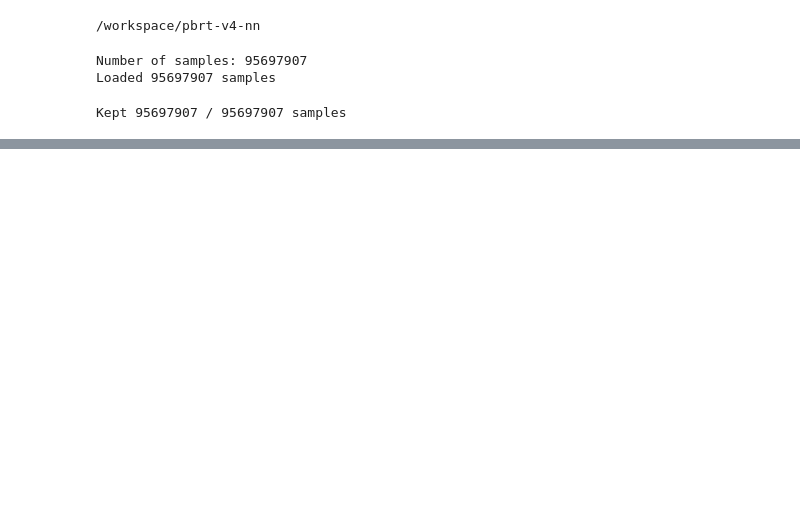
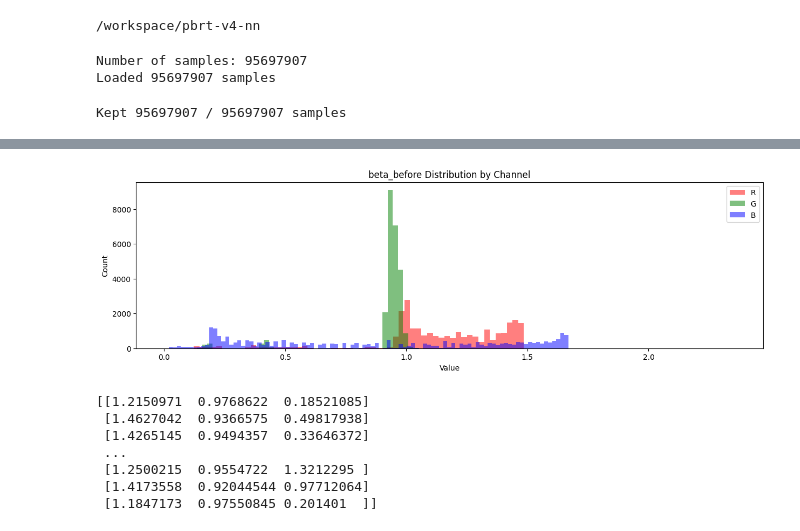
Before and after one commit to Nigelev77/pbrt-v4-nn, a Jupyter notebook: py/visualizer.ipynb, the cells around one changed output, grey strips where cells are left out. Cells and saved outputs as stored; diff of their text form; code cells hidden in the pictures; blank space fills up the shorter version.

```diff
--- a/py/visualizer.ipynb
+++ b/py/visualizer.ipynb
@@ -141,3 +159,33 @@ plt.show()
+# %%
+
+
+
+beta_before = cp.asnumpy(random_batch['beta'])
+
+fig, axes = plt.subplots(figsize=(15, 4))
+
+axes.hist(beta_before[:, 0], bins=100, alpha=0.5, label='R', color='red')
+axes.hist(beta_before[:, 1], bins=100, alpha=0.5, label='G', color='green')
+axes.hist(beta_before[:, 2], bins=100, alpha=0.5, label='B', color='blue')
+
+axes.set_xlabel('Value')
+
+axes.set_ylabel('Count')
+axes.set_title('beta_before Distribution by Channel')
+axes.legend()
+
+plt.show()
+
+print(beta_before)
+# %% [output]
+[figure, added]
+[[1.2150971  0.9768622  0.18521085]
+ [1.4627042  0.9366575  0.49817938]
+ [1.4265145  0.9494357  0.33646372]
+ ...
+ [1.2500215  0.9554722  1.3212295 ]
+ [1.4173558  0.92044544 0.97712064]
+ [1.1847173  0.97550845 0.201401  ]]
 # %%
 # TMax value distribution
 
```
Also changed, not shown: parts of 4 cells of this notebook, 3 other files.
